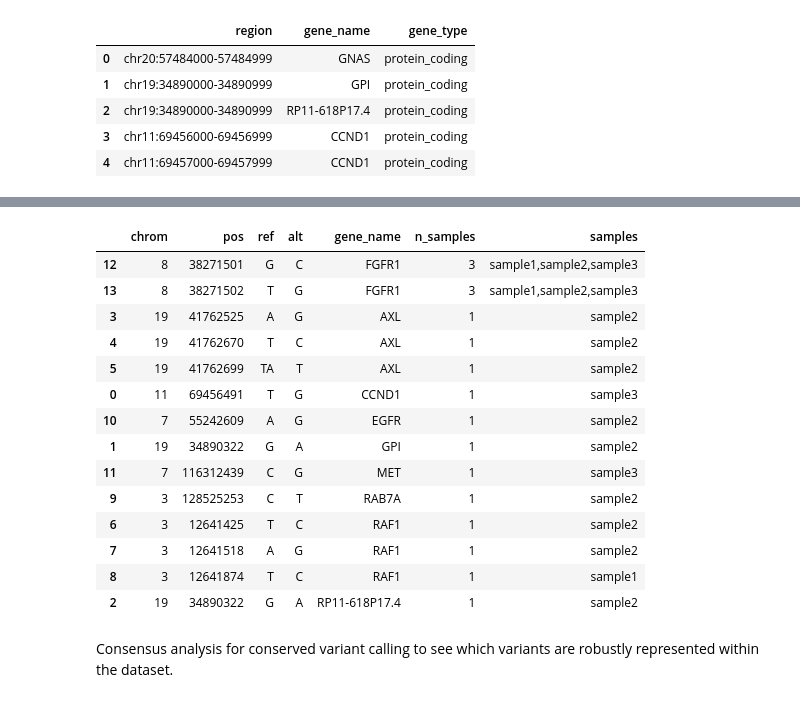
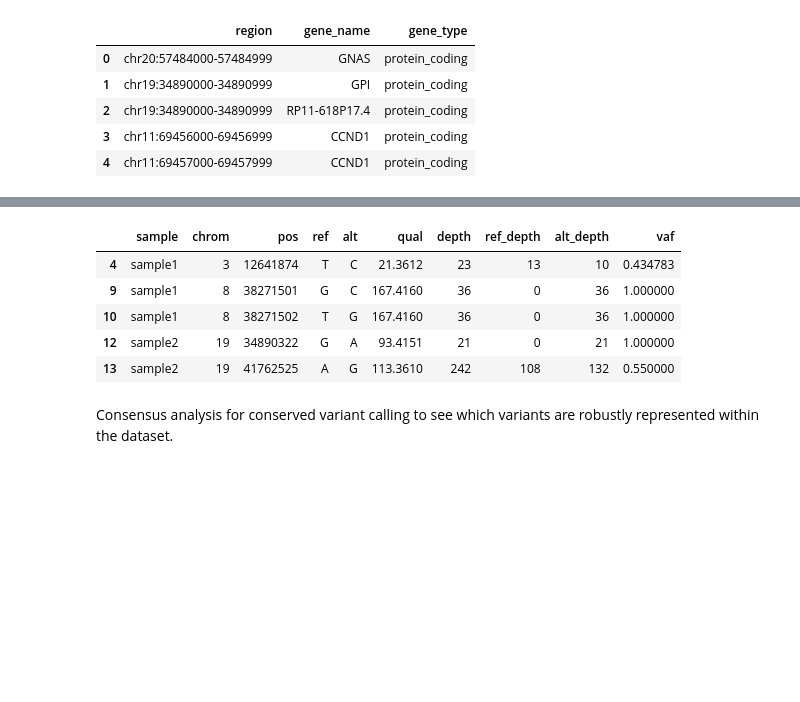
Before and after one commit to jriv724/smallRNA_analysis, a Jupyter notebook: notebooks/03_variant_analysis.ipynb, the cells around one changed output, grey strips where cells are left out. Saved outputs shown, nothing was run; the diff lists cells and outputs as text; code cells hidden in the pictures; blank space fills up the shorter version.

Commit message:
Updated figures and tables
I made report quality png of data for the NGS Senior Bioinformatician task

```diff
--- a/notebooks/03_variant_analysis.ipynb
+++ b/notebooks/03_variant_analysis.ipynb
@@ -250,38 +318,31 @@ variant_annot
 | 16 | sample3 | 8 | 38271501 | G | C | 191.4210 | 171 | 38271000 | chr8:38271000-38271999 | FGFR1 | protein_coding |
 | 17 | sample3 | 8 | 38271502 | T | G | 192.4160 | 171 | 38271000 | chr8:38271000-38271999 | FGFR1 | protein_coding |
 # %%
-shared_variants = (
-    variant_annot
-    .groupby(["chrom", "pos", "ref", "alt", "gene_name"])
-    .agg(
-        n_samples=("sample", "nunique"),
-        samples=("sample", lambda x: ",".join(sorted(set(x))))
-    )
-    .reset_index()
+filtered_variants = variants_vaf_df[
+    (variants_vaf_df["depth"] >= 10) &
+    (variants_vaf_df["qual"] >= 20)
+].copy()
+
+# Optional VAF filter only if VAF was successfully extracted
+if filtered_variants["vaf"].notna().any():
+    filtered_variants = filtered_variants[
+        filtered_variants["vaf"].isna() |
+        (filtered_variants["vaf"] >= 0.05)
+    ].copy()
+
+filtered_variants.to_csv(
+    table_dir / "candidate_variants_target_regions_filtered.csv",
+    index=False
 )
 
-shared_variants = shared_variants.sort_values(
-    ["n_samples", "gene_name"],
-    ascending=[False, True]
-)
-
-shared_variants
+filtered_variants.head()
 # %% [output]
-|  | chrom | pos | ref | alt | gene_name | n_samples | samples |
-| 12 | 8 | 38271501 | G | C | FGFR1 | 3 | sample1,sample2,sample3 |
-| 13 | 8 | 38271502 | T | G | FGFR1 | 3 | sample1,sample2,sample3 |
-| 3 | 19 | 41762525 | A | G | AXL | 1 | sample2 |
-| 4 | 19 | 41762670 | T | C | AXL | 1 | sample2 |
-| 5 | 19 | 41762699 | TA | T | AXL | 1 | sample2 |
-| 0 | 11 | 69456491 | T | G | CCND1 | 1 | sample3 |
-| 10 | 7 | 55242609 | A | G | EGFR | 1 | sample2 |
-| 1 | 19 | 34890322 | G | A | GPI | 1 | sample2 |
-| 11 | 7 | 116312439 | C | G | MET | 1 | sample3 |
-| 9 | 3 | 128525253 | C | T | RAB7A | 1 | sample2 |
-| 6 | 3 | 12641425 | T | C | RAF1 | 1 | sample2 |
-| 7 | 3 | 12641518 | A | G | RAF1 | 1 | sample2 |
-| 8 | 3 | 12641874 | T | C | RAF1 | 1 | sample1 |
-| 2 | 19 | 34890322 | G | A | RP11-618P17.4 | 1 | sample2 |
+|  | sample | chrom | pos | ref | alt | qual | depth | ref_depth | alt_depth | vaf |
+| 4 | sample1 | 3 | 12641874 | T | C | 21.3612 | 23 | 13 | 10 | 0.434783 |
+| 9 | sample1 | 8 | 38271501 | G | C | 167.4160 | 36 | 0 | 36 | 1.000000 |
+| 10 | sample1 | 8 | 38271502 | T | G | 167.4160 | 36 | 0 | 36 | 1.000000 |
+| 12 | sample2 | 19 | 34890322 | G | A | 93.4151 | 21 | 0 | 21 | 1.000000 |
+| 13 | sample2 | 19 | 41762525 | A | G | 113.3610 | 242 | 108 | 132 | 0.550000 |
 # %% [markdown]
 Consensus analysis for conserved variant calling to see which variants are robustly represented within the dataset.
 # %%
```
Also changed, not shown: parts of 5 cells of this notebook, 54 other files.
